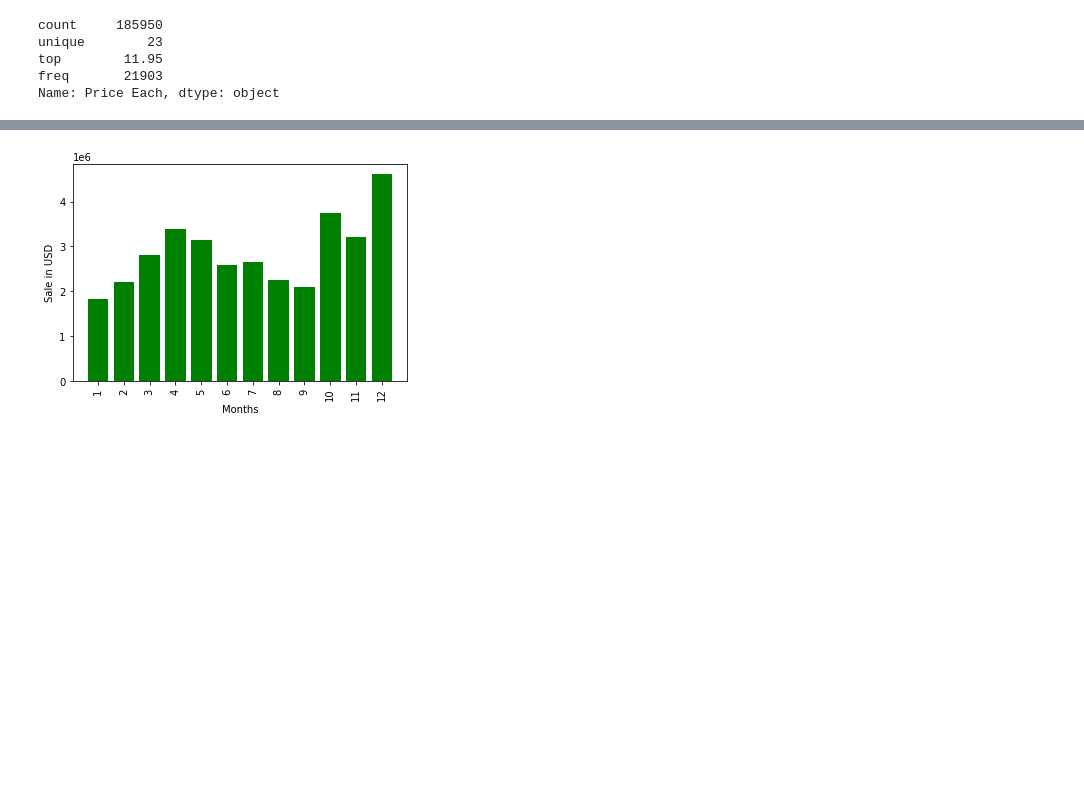
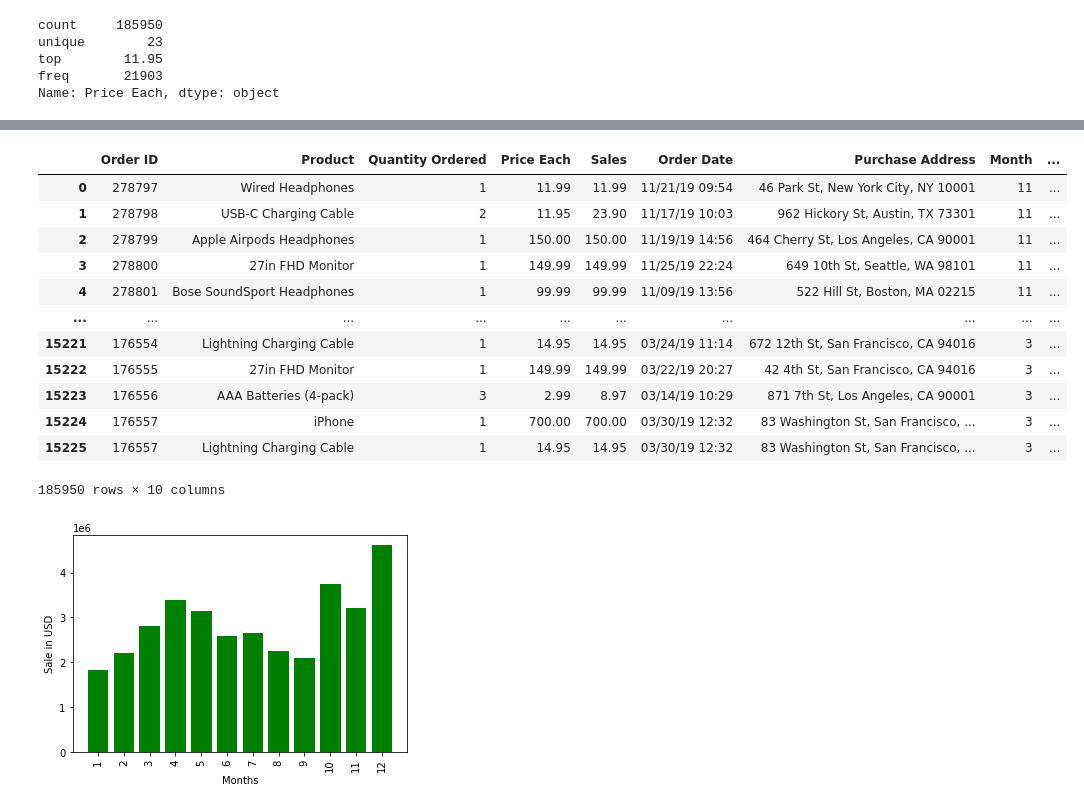
Before and after one commit to LeeHarry14202/Sales_Reporting, a Jupyter notebook: report.ipynb, the cells around one changed output, grey strips where cells are left out. Cells and saved outputs as stored; diff of their text form; code cells hidden in the pictures; blank space fills up the shorter version.

```diff
--- a/report.ipynb
+++ b/report.ipynb
@@ -124,3 +149,19 @@ def draw_bar_chart(x_axis,y_axis,x_name= None, y_name = None):
+# %%
+df
+# %% [output]
+|  | Order ID | Product | Quantity Ordered | Price Each | Sales | Order Date | Purchase Address | Month | ... |
+| 0 | 278797 | Wired Headphones | 1 | 11.99 | 11.99 | 11/21/19 09:54 | 46 Park St, New York City, NY 10001 | 11 | ... |
+| 1 | 278798 | USB-C Charging Cable | 2 | 11.95 | 23.90 | 11/17/19 10:03 | 962 Hickory St, Austin, TX 73301 | 11 | ... |
+| 2 | 278799 | Apple Airpods Headphones | 1 | 150.00 | 150.00 | 11/19/19 14:56 | 464 Cherry St, Los Angeles, CA 90001 | 11 | ... |
+| 3 | 278800 | 27in FHD Monitor | 1 | 149.99 | 149.99 | 11/25/19 22:24 | 649 10th St, Seattle, WA 98101 | 11 | ... |
+| 4 | 278801 | Bose SoundSport Headphones | 1 | 99.99 | 99.99 | 11/09/19 13:56 | 522 Hill St, Boston, MA 02215 | 11 | ... |
+| ... | ... | ... | ... | ... | ... | ... | ... | ... | ... |
+| 15221 | 176554 | Lightning Charging Cable | 1 | 14.95 | 14.95 | 03/24/19 11:14 | 672 12th St, San Francisco, CA 94016 | 3 | ... |
+| 15222 | 176555 | 27in FHD Monitor | 1 | 149.99 | 149.99 | 03/22/19 20:27 | 42 4th St, San Francisco, CA 94016 | 3 | ... |
+| 15223 | 176556 | AAA Batteries (4-pack) | 3 | 2.99 | 8.97 | 03/14/19 10:29 | 871 7th St, Los Angeles, CA 90001 | 3 | ... |
+| 15224 | 176557 | iPhone | 1 | 700.00 | 700.00 | 03/30/19 12:32 | 83 Washington St, San Francisco, ... | 3 | ... |
+| 15225 | 176557 | Lightning Charging Cable | 1 | 14.95 | 14.95 | 03/30/19 12:32 | 83 Washington St, San Francisco, ... | 3 | ... |
+185950 rows × 10 columns
 # %%
 # Group and calculate sum sales each month
 sales_value_month = df.groupby('Month').sum()['Sales']
```
Also changed, not shown: parts of 17 cells of this notebook.
